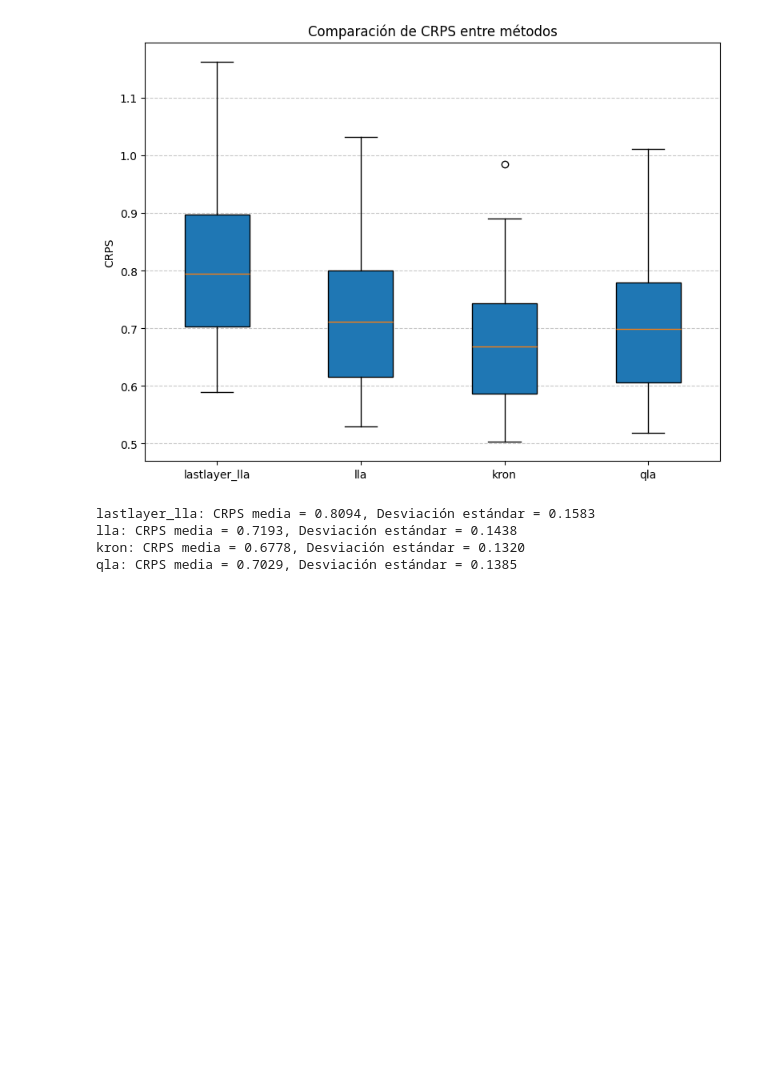
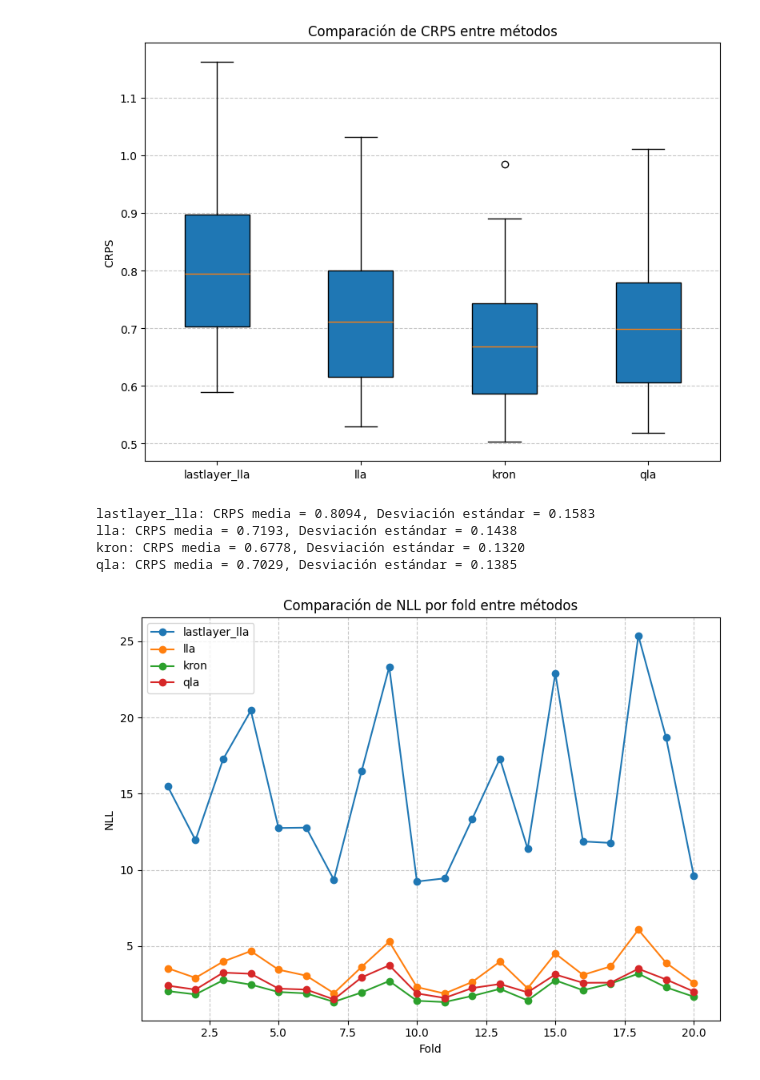
Before and after one commit to pedro-jgl/QuadraticLaplaceMethod, a Jupyter notebook: Energy.ipynb, the cells around one changed output. Saved outputs shown, nothing was run; the diff lists cells and outputs as text; code cells hidden in the pictures; blank space fills up the shorter version.

```diff
--- a/Energy.ipynb
+++ b/Energy.ipynb
@@ -191,3 +191,19 @@ lastlayer_lla: CRPS media = 0.8094, Desviación estándar = 0.1583
 lla: CRPS media = 0.7193, Desviación estándar = 0.1438
 kron: CRPS media = 0.6778, Desviación estándar = 0.1320
 qla: CRPS media = 0.7029, Desviación estándar = 0.1385
+# %%
+plt.figure(figsize=(8, 6))
+
+for method, df in method_dfs.items():
+    if "NLL" in df.columns and "fold" in df.columns:
+        plt.plot(df["fold"], df["NLL"], marker="o", label=method)
+
+plt.xlabel("Fold")
+plt.ylabel("NLL")
+plt.title("Comparación de NLL por fold entre métodos")
+plt.legend()
+plt.grid(True, linestyle="--", alpha=0.7)
+plt.tight_layout()
+plt.show()
+# %% [output]
+[figure, added]
```
Also changed, not shown: parts of 2 cells of this notebook, 4 other files.
